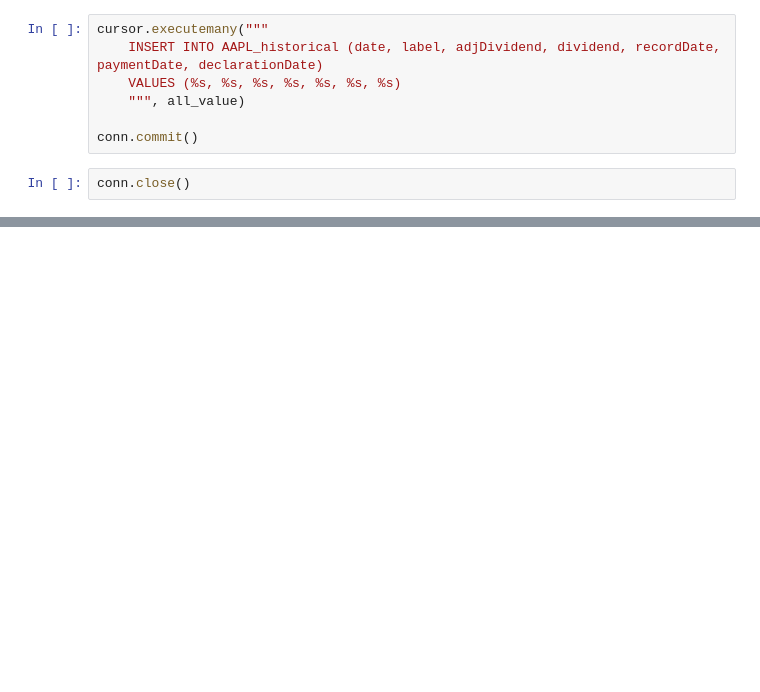
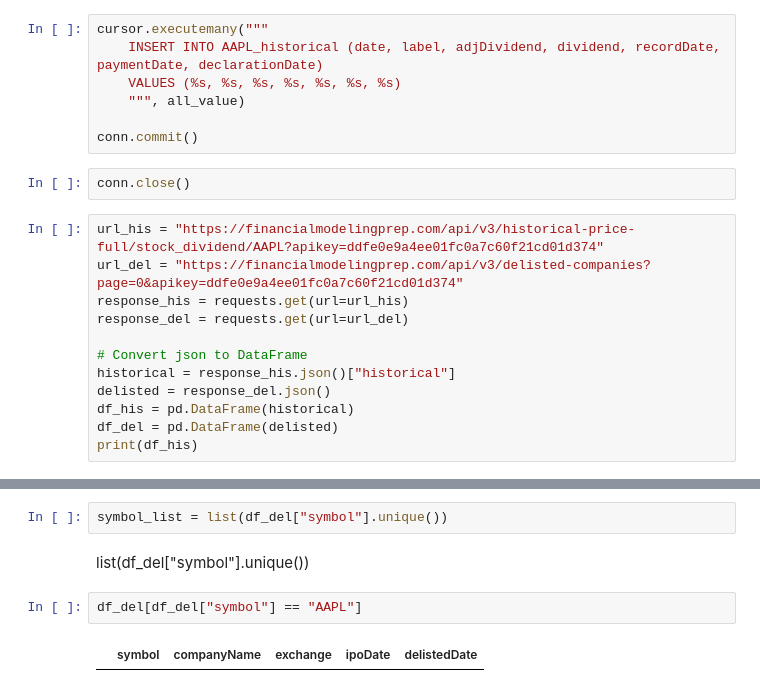
Before and after one commit to kittipong-tar/testDime, a Jupyter notebook: testNotebook.ipynb, the cells around one changed output, grey strips where cells are left out. Cells and saved outputs as stored; diff of their text form; blank space fills up the shorter version.

```diff
--- a/testNotebook.ipynb
+++ b/testNotebook.ipynb
@@ -226,3 +226,15 @@ cursor.executemany("""
 conn.commit()
 # %%
 conn.close()
+# %%
+url_his = "https://financialmodelingprep.com/api/v3/historical-price-full/stock_dividend/AAPL?apikey=ddfe0e9a4ee01fc0a7c60f21cd01d374"
+url_del = "https://financialmodelingprep.com/api/v3/delisted-companies?page=0&apikey=ddfe0e9a4ee01fc0a7c60f21cd01d374"
+response_his = requests.get(url=url_his)
+response_del = requests.get(url=url_del)
+
+# Convert json to DataFrame
+historical = response_his.json()["historical"]
+delisted = response_del.json()
+df_his = pd.DataFrame(historical)
+df_del = pd.DataFrame(delisted)
+print(df_his)
@@ -228,0 +279,8 @@ conn.close()
+# %%
+symbol_list = list(df_del["symbol"].unique())
+# %% [markdown]
+list(df_del["symbol"].unique())
+# %%
+df_del[df_del["symbol"] == "AAPL"]
+# %% [output]
+|  | symbol | companyName | exchange | ipoDate | delistedDate |
```
Also changed, not shown: parts of 24 cells of this notebook, 3 other files.
